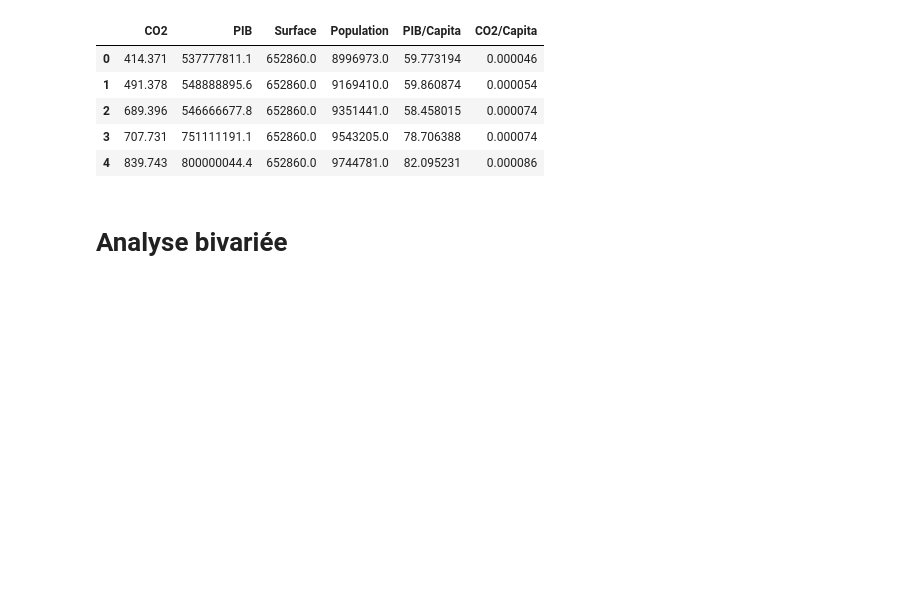
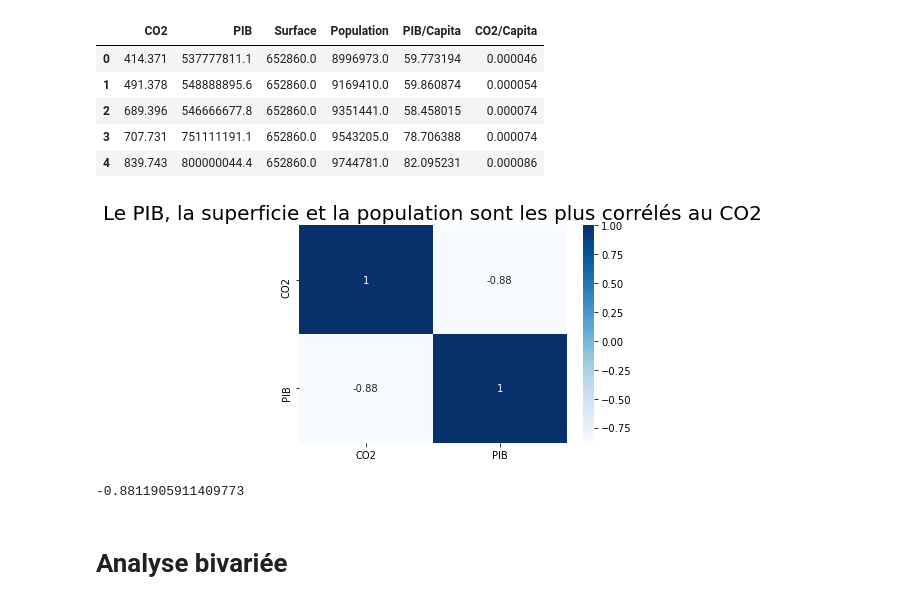
Before and after one commit to alfonsotis/RestitutionDonnees, a Jupyter notebook: FInalProject_2.ipynb, the cells around one changed output. Cells and saved outputs as stored; diff of their text form; code cells hidden in the pictures; blank space fills up the shorter version.

```diff
--- a/FInalProject_2.ipynb
+++ b/FInalProject_2.ipynb
@@ -481,3 +483,15 @@ df_corr.head()
+# %%
+df_Alemania = df_all[df_all["Country"]=="Germany"][["Country", 'CO2', 'PIB']].drop_duplicates()
+# %%
+g=sns.heatmap(df_Alemania.corr(), annot=True, cmap="Blues")
+g.set(title='Le PIB, la superficie et la population sont les plus corrélés au CO2')
+g.title.set_size(20)
+# %% [output]
+[figure, added]
+# %%
+df_Alemania.corr()["PIB"][0]
+# %% [output]
+-0.8811905911409773
 # %% [markdown]
 # Analyse bivariée
 # %% [markdown]
```
Also changed, not shown: parts of 1 cell of this notebook.
